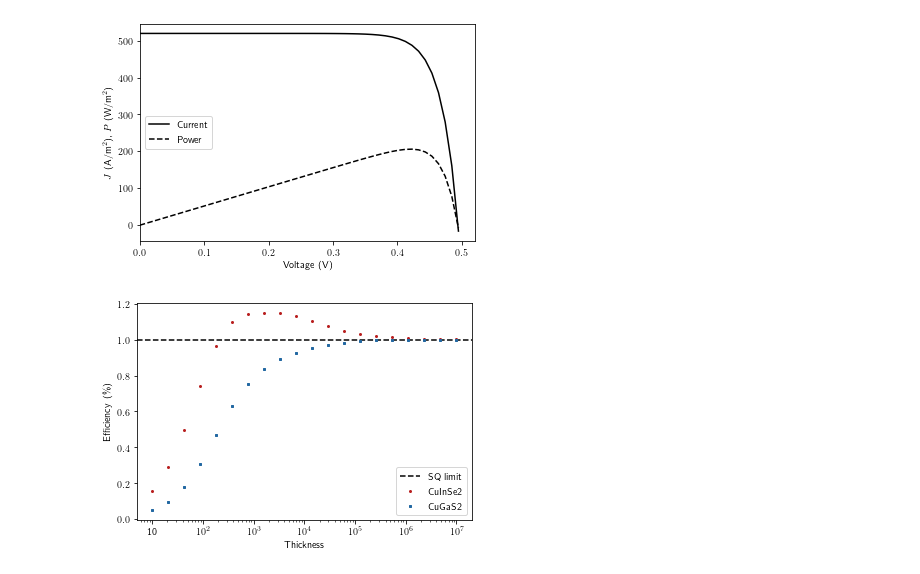
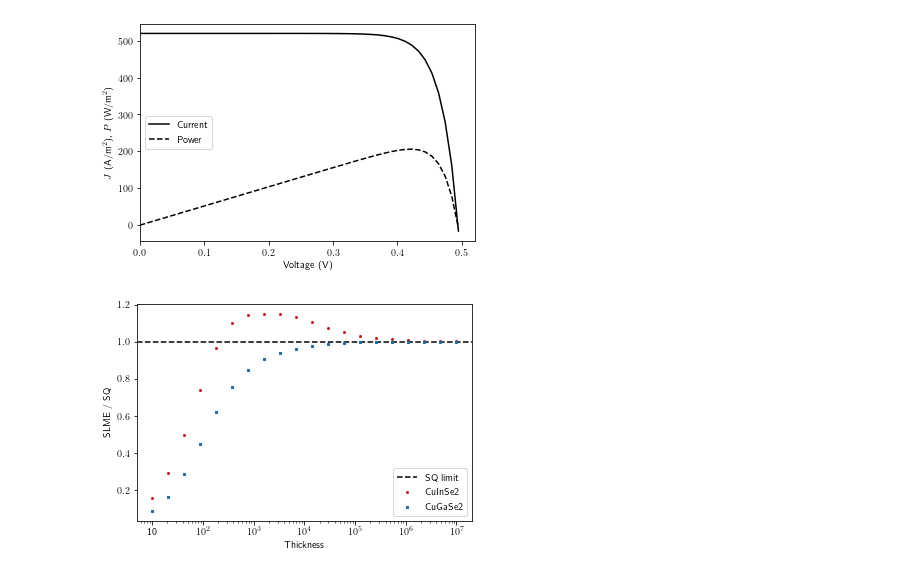
Before and after one commit to mbercx/phd-thesis, a Jupyter notebook: jupyter/slme/thickness_analysis.ipynb, the cells around one changed output. Drawn from its saved outputs; the diff is of its cells as text; code cells hidden in the pictures.

```diff
--- a/jupyter/slme/thickness_analysis.ipynb
+++ b/jupyter/slme/thickness_analysis.ipynb
@@ -19,5 +19,10 @@ figures_dir = "../../figures/slme/"
 # %%
 solar_CuInSe2 = SolarCell.from_file("data/CuInSe2_nedos6000.xml")
 solar_CuGaS2 = SolarCell.from_file("data/CuGaS2_nedos2000.xml")
+
+with open("data/solar.json", "r") as file:
+    solar_data = json.loads(file.read(), cls=MontyDecoder)
+
+solar_CuGaSe2 = solar_data["115-CuGaSe2"]["solar"]
 # %%
 solar_CuInSe2.shift_bandgap_to(0.58)
@@ -39,37 +45,37 @@ tikzplotlib.save(filepath=os.path.join(figures_dir, "IV_curve.tex"),
 # %%
 fig, ax = plt.subplots()
 
 ax.axhline(1, color="k", linestyle="--")
 
 thickness = 10 ** np.linspace(-8, -2, 20)
 slme_data = np.array(
     [solar_CuInSe2.slme(thickness=d)
      for d in thickness]
 )
 sq = solar_CuInSe2.calculate_bandgap_sq()
 
 ax.plot(thickness, [d[0]/sq[0] for d in slme_data], "o",
         markersize=2, color=color0)
 
 slme_data = np.array(
-    [solar_CuGaS2.slme(thickness=d)
+    [solar_CuGaSe2.slme(thickness=d)
      for d in thickness]
 )
-sq = solar_CuGaS2.calculate_bandgap_sq()
+sq = solar_CuGaSe2.calculate_bandgap_sq()
 
 ax.plot(thickness, [d[0]/sq[0] for d in slme_data], "s",
         markersize=2, color=color1)
 
 ax.set_xscale("log")
-ax.legend(["SQ limit", "CuInSe2", "CuGaS2"])
+ax.legend(["SQ limit", "CuInSe2", "CuGaSe2"])
 ax.set_xlabel("Thickness")
-ax.set_ylabel("Efficiency (\%)")
+ax.set_ylabel("SLME / SQ")
 ax.set_xticks([1e-8, 1e-7, 1e-6, 1e-5, 1e-4, 1e-3, 1e-2])
 ax.set_xticklabels(["10", "$10^2$", "$10^3$", "$10^4$", "$10^5$", "$10^6$", "$10^7$"]);
 tikzplotlib.save(filepath=os.path.join(figures_dir, "SLME_thickness.tex"),
                  add_axis_environment=False)
 # %% [output]
-[figure, old version]
+[figure, new version]
 # %%
 fig, ax = plt.subplots()
 
```
Also changed, not shown: parts of 7 cells of this notebook, 4 other files.
